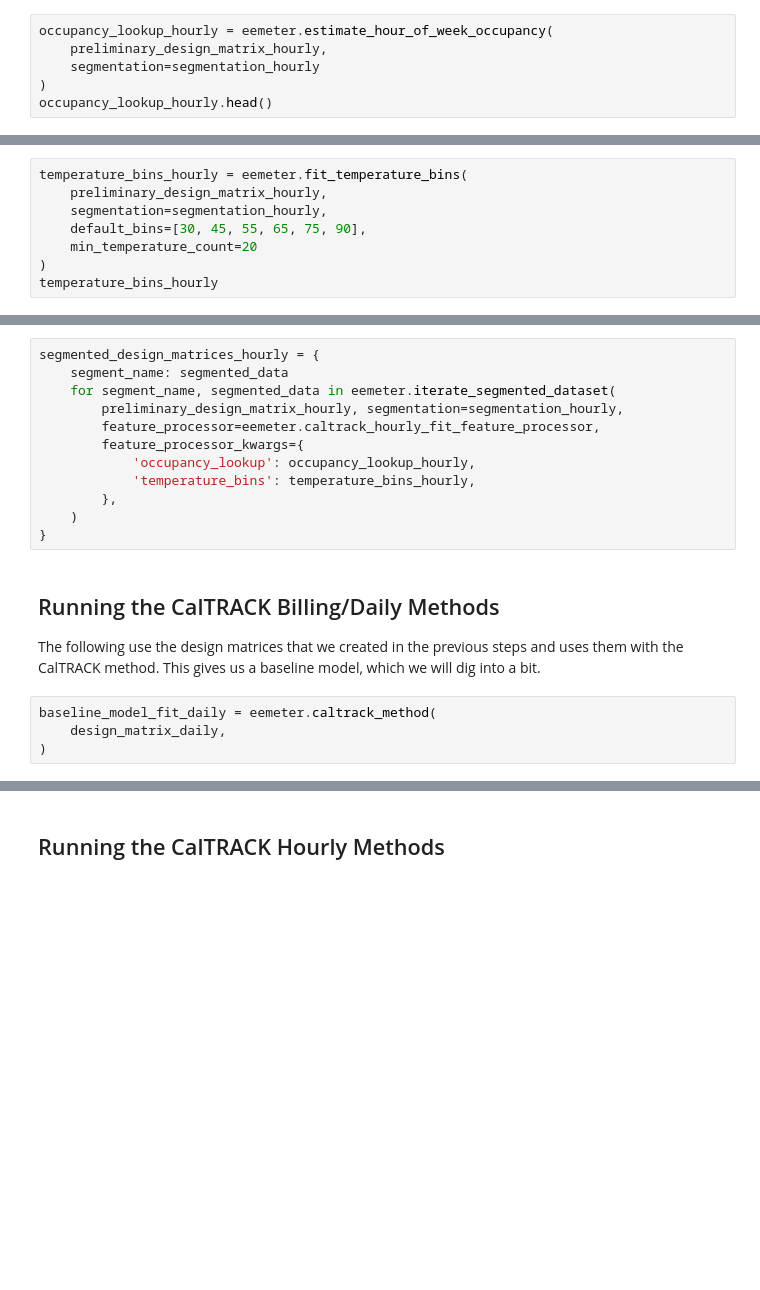
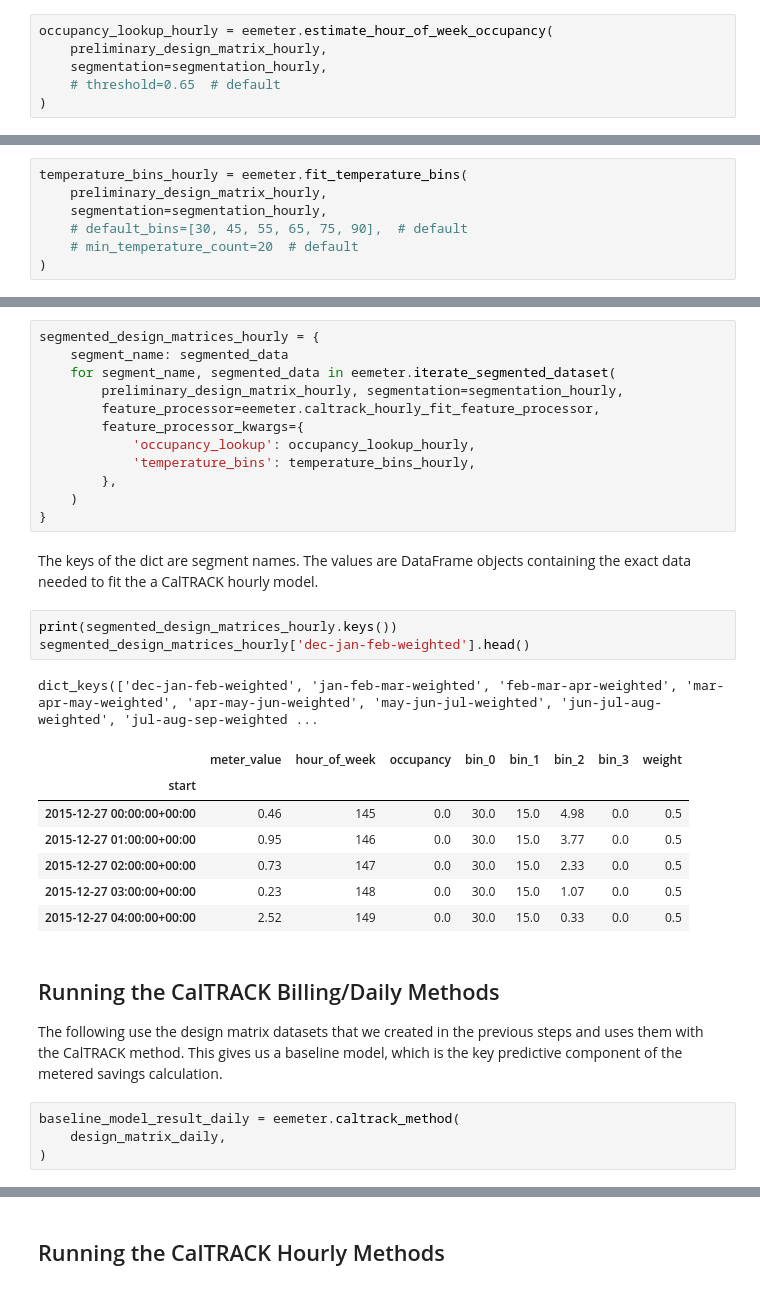
Before and after one commit to openeemeter/eemeter, a Jupyter notebook: scripts/tutorial.ipynb, the cells around one changed output, grey strips where cells are left out. Cells and saved outputs as stored; diff of their text form; blank space fills up the shorter version.

```diff
--- a/scripts/tutorial.ipynb
+++ b/scripts/tutorial.ipynb
@@ -320,6 +429,6 @@ Occupancy is estimated by building a simple model from the preliminary design ma
 # %%
 occupancy_lookup_hourly = eemeter.estimate_hour_of_week_occupancy(
     preliminary_design_matrix_hourly,
-    segmentation=segmentation_hourly
+    segmentation=segmentation_hourly,
+    # threshold=0.65  # default
 )
-occupancy_lookup_hourly.head()
@@ -339,7 +454,6 @@ Temperature bins are also fit such that each bin has sufficient temperature read
 temperature_bins_hourly = eemeter.fit_temperature_bins(
     preliminary_design_matrix_hourly,
     segmentation=segmentation_hourly,
-    default_bins=[30, 45, 55, 65, 75, 90],
-    min_temperature_count=20
+    # default_bins=[30, 45, 55, 65, 75, 90],  # default
+    # min_temperature_count=20  # default
 )
-temperature_bins_hourly
@@ -366,12 +484,26 @@ segmented_design_matrices_hourly = {
         },
     )
 }
+# %% [markdown]
+The keys of the dict are segment names. The values are DataFrame objects containing the exact data needed to fit the a CalTRACK hourly model.
+# %%
+print(segmented_design_matrices_hourly.keys())
+segmented_design_matrices_hourly['dec-jan-feb-weighted'].head()
+# %% [output]
+dict_keys(['dec-jan-feb-weighted', 'jan-feb-mar-weighted', 'feb-mar-apr-weighted', 'mar-apr-may-weighted', 'apr-may-jun-weighted', 'may-jun-jul-weighted', 'jun-jul-aug-weighted', 'jul-aug-sep-weighted ...
+|  | meter_value | hour_of_week | occupancy | bin_0 | bin_1 | bin_2 | bin_3 | weight |
+| start |  |  |  |  |  |  |  |  |
+| 2015-12-27 00:00:00+00:00 | 0.46 | 145 | 0.0 | 30.0 | 15.0 | 4.98 | 0.0 | 0.5 |
+| 2015-12-27 01:00:00+00:00 | 0.95 | 146 | 0.0 | 30.0 | 15.0 | 3.77 | 0.0 | 0.5 |
+| 2015-12-27 02:00:00+00:00 | 0.73 | 147 | 0.0 | 30.0 | 15.0 | 2.33 | 0.0 | 0.5 |
+| 2015-12-27 03:00:00+00:00 | 0.23 | 148 | 0.0 | 30.0 | 15.0 | 1.07 | 0.0 | 0.5 |
+| 2015-12-27 04:00:00+00:00 | 2.52 | 149 | 0.0 | 30.0 | 15.0 | 0.33 | 0.0 | 0.5 |
 # %% [markdown]
 ## Running the CalTRACK Billing/Daily Methods
 
-The following use the design matrices that we created in the previous steps and uses them with the CalTRACK method. This gives us a baseline model, which we will dig into a bit.
+The following use the design matrix datasets that we created in the previous steps and uses them with the CalTRACK method. This gives us a baseline model, which is the key predictive component of the metered savings calculation.
 # %%
-baseline_model_fit_daily = eemeter.caltrack_method(
+baseline_model_result_daily = eemeter.caltrack_method(
     design_matrix_daily,
 )
 # %%
```
Also changed, not shown: parts of 47 cells of this notebook, 1 other file.
